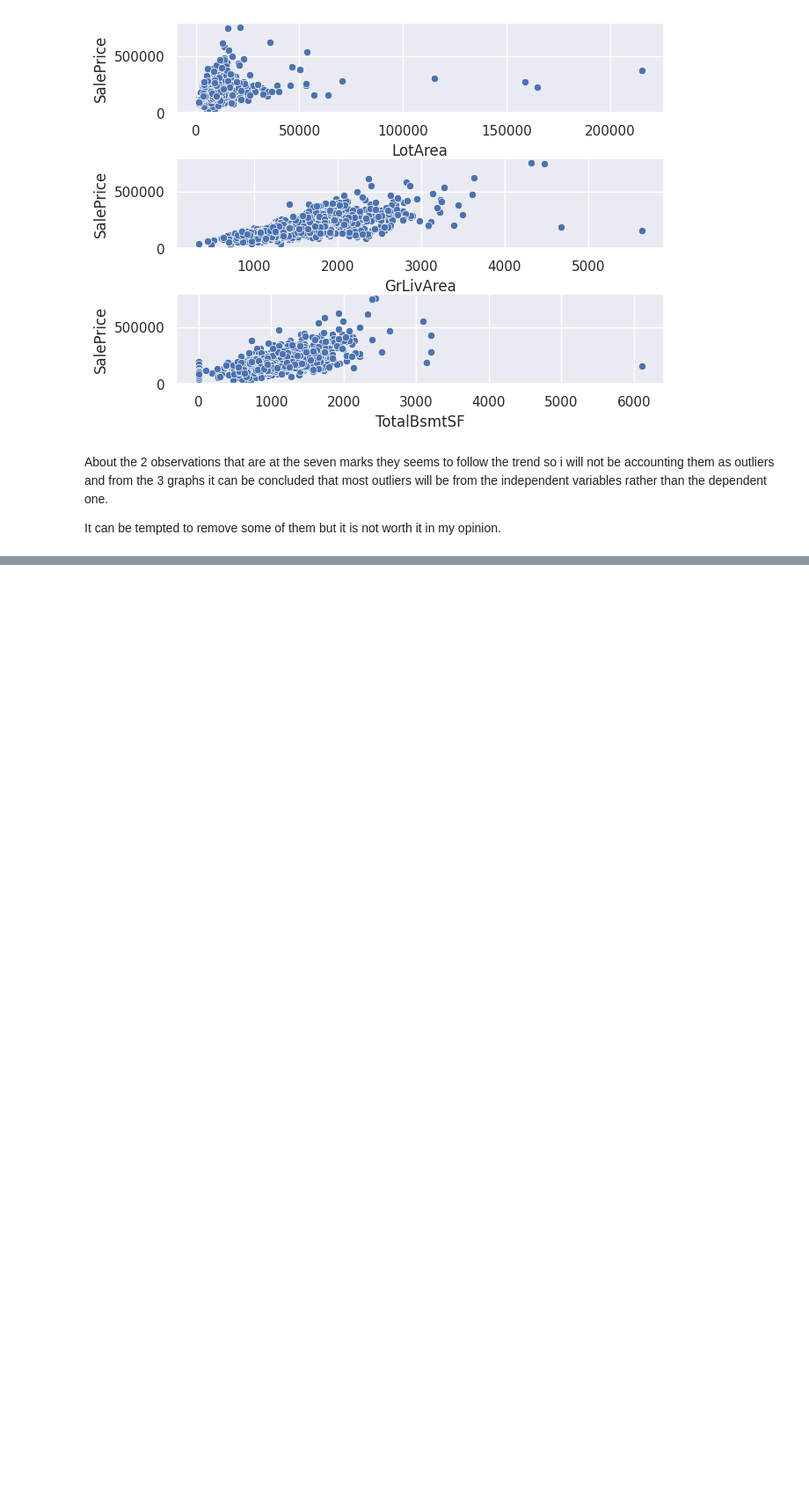
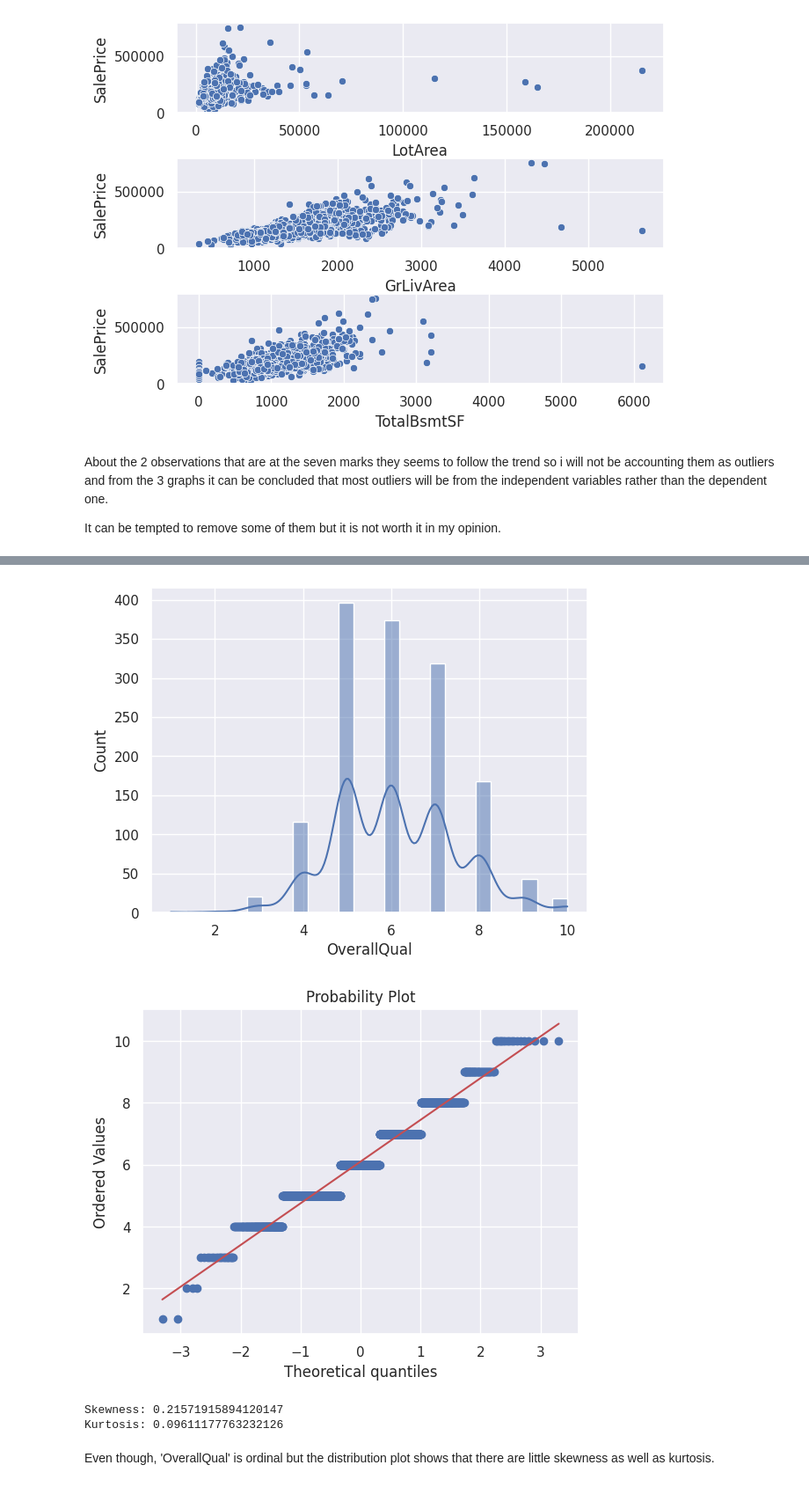
Before and after one commit to ndminh2003/Project, a Jupyter notebook: housepriceeda.ipynb, the cells around one changed output, grey strips where cells are left out. Shown at 88% size. Drawn from its saved outputs; the diff is of its cells as text; code cells hidden in the pictures; blank space fills up the shorter version.

```diff
--- a/housepriceeda.ipynb
+++ b/housepriceeda.ipynb
@@ -342,0 +374,15 @@ In this section, i will be testing 4 assumptions to see how the target variables
+# %%
+sns.histplot(data=df_train, x='OverallQual', kde=True)
+f = plt.figure()
+res = stats.probplot(df_train['OverallQual'], plot=plt)
+# %% [output]
+[figure, added]
+[figure, added]
+# %%
+print("Skewness:", df_train['OverallQual'].skew())
+print("Kurtosis:", df_train['OverallQual'].kurt())
+# %% [output]
+Skewness: 0.21571915894120147
+Kurtosis: 0.09611177763232126
+# %% [markdown]
+Even though, 'OverallQual' is ordinal but the distribution plot shows that there are little skewness as well as kurtosis.
```
Also changed, not shown: parts of 16 cells of this notebook.
